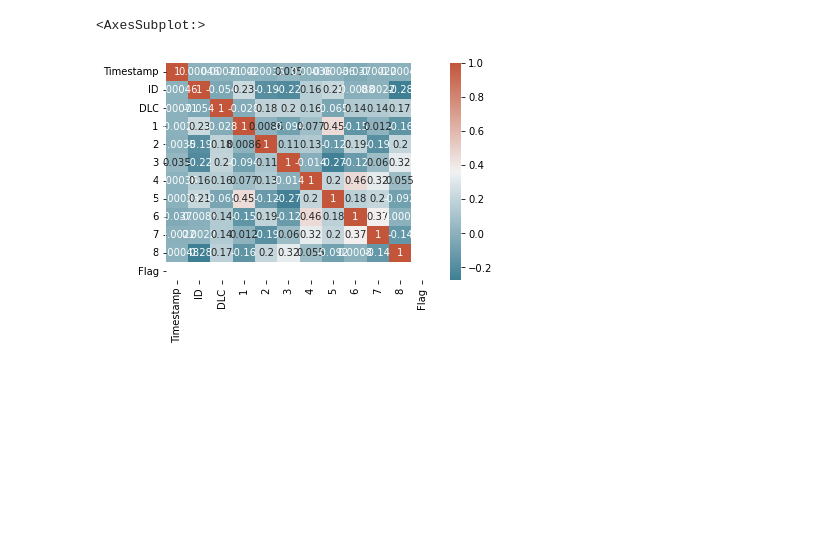
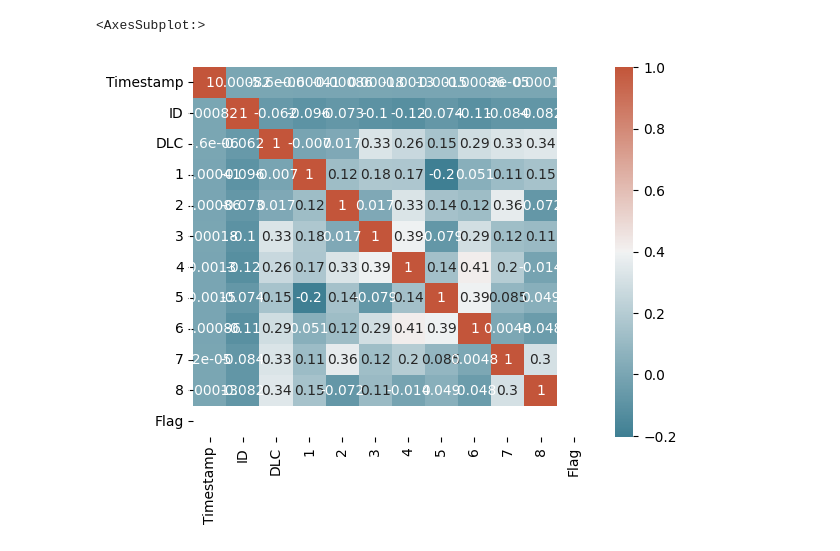
Before and after one commit to kkkarnav/ids, a Jupyter notebook: ids.ipynb, the cells around one changed output. Cells and saved outputs as stored; diff of their text form; code cells hidden in the pictures; blank space fills up the shorter version.

```diff
--- a/ids.ipynb
+++ b/ids.ipynb
@@ -27,7 +21,7 @@ import h5py
 # %%
 # Read dataset 1
-# Attack_free(1), DoS(0), Fuzzy(3), Impersonation(2)
-ref_directory = '../ids/CANintrusion/'
+# Attack_free, DoS, Fuzzy, Impersonation
+ref_directory = 'D:/code/ids/CANintrusion/'
 dataset1 = [pd.DataFrame(columns=["Timestamp", "ID", "DLC", "Data"]) for x in range(4)]
 for index, file in tqdm(enumerate([x for x in os.listdir(ref_directory) if x.endswith('.csv')])):
     dataset1[index] = pd.read_csv(ref_directory + file)
@@ -36,12 +30,6 @@ for index, file in tqdm(enumerate([x for x in os.listdir(ref_directory) if x.end
         dataset1[index][str(column+1)] = dataset1[index]['Data'].str[2*column:(2*column)+2]
     dataset1[index] = dataset1[index].drop(["Data"], axis=1)
     dataset1[index]["Flag"] = -1
-
-for x in range(4):
-    binlist = list()
-    for index in range(len(dataset1[x].index)):
-        bin = format(int(dataset1[x].at[index,'ID'],16), '0b')
-        binlist.append(bin)
-    dataset1[x]['binID'] = binlist
+    dataset1[index]["ID"] = dataset1[index]['ID'].apply(lambda x: format(int(x, 16), '0b').rjust(28, "0"))
 # %%
 pprint(dataset1[1].head(50))
@@ -98,17 +85,20 @@ for index, file in tqdm(enumerate([x for x in os.listdir(ref_directory) if x.end
             dataset2[index][str(column+1)] = dataset2[index]["Data"].str[2*column:(2*column)+2]
         dataset2[index] = dataset2[index].drop(["Data"], axis=1)
         dataset2[index]["Flag"] = -1
-        continue
+        dataset2[index]["ID"] = dataset2[index]['ID'].apply(lambda x: format(int(x, 16), '0b').rjust(28, "0"))
 
-    dataset2[index] = pd.read_csv(ref_directory + file, names=["Timestamp", "ID", "DLC", "1", "2", "3", "4", "5", "6", "7", "8", "Flag"])
-    condition = dataset2[index]['Flag'].isna()
-    for row_index, row in dataset2[index][condition].iterrows():
-        column = 0
-        for column in range(1, 9):
-            if type(dataset2[index].at[row_index, str(column)]) != str:
-                dataset2[index].at[row_index, "Flag"] = dataset2[index].at[row_index, str(column-1)]
-                dataset2[index].at[row_index, str(column-1)] = " "
-                break
+    else:
+        dataset2[index] = pd.read_csv(ref_directory + file, names=["Timestamp", "ID", "DLC", "1", "2", "3", "4", "5", "6", "7", "8", "Flag"])
+        condition = dataset2[index]['Flag'].isna()
+        for row_index, row in dataset2[index][condition].iterrows():
+            column = 0
+            for column in range(1, 9):
+                if type(dataset2[index].at[row_index, str(column)]) != str:
+                    dataset2[index].at[row_index, "Flag"] = dataset2[index].at[row_index, str(column-1)]
+                    dataset2[index].at[row_index, str(column-1)] = " "
+                    break
+        dataset2[index]["ID"] = dataset2[index]['ID'].apply(lambda x: format(int(x, 16), '0b').rjust(28, "0"))
+
     dataset2[index] = dataset2[index].fillna(" ")
 # %%
 pprint(dataset2[0].head())
@@ -115,6 +119,6 @@ pprint(dataset2[0].head())
 # %%
 # Convert dataset3 to csv
-ref_directory = '../ids/CANintrusion/'
+ref_directory = 'D:/code/ids/CANintrusion/'
 for file_path in os.listdir(ref_directory):
     if file_path.endswith('.txt'):
         with open(ref_directory + file_path, "r") as file:
@@ -135,7 +139,7 @@ for file_path in os.listdir(ref_directory):
 # %%
 # Read dataset 3
 # Attack_free, DoS, Fuzzy, Gear, RPM
-ref_directory = '../ids/Survival/'
+ref_directory = 'D:/code/ids/Survival/'
 dataset3 = [pd.DataFrame(columns=["Timestamp", "ID", "DLC", "Data"]) for x in range(12)]
 for index, file in tqdm(enumerate([x for x in os.listdir(ref_directory) if x.endswith('.txt')])): # dataset files are csv but mislabeled txt
 
@@ -147,11 +151,14 @@ for index, file in tqdm(enumerate([x for x in os.listdir(ref_directory) if x.end
         dataset3[index] = dataset3[index].drop(["Data"], axis=1).join(dataset3[index].Data.str.split(expand=True))
         dataset3[index].columns.values[3:11] = ["1", "2", "3", "4", "5", "6", "7", "8"]
         dataset3[index]["Flag"] = -1
+        dataset3[index]["ID"] = dataset3[index]['ID'].apply(lambda x: format(int(x, 16), '0b').rjust(28, "0"))
 
     elif "FreeDriving" in file and "SONATA" in file:
         dataset3[index]["Flag"] = -1
+        dataset3[index]["ID"] = dataset3[index]['ID'].apply(lambda x: format(int(x, 16), '0b').rjust(28, "0"))
 
     else:
+        dataset3[index]["ID"] = dataset3[index]['ID'].apply(lambda x: format(int(x, 16), '0b').rjust(28, "0"))
         condition = dataset3[index]['Flag'].isna()
         for row_index, row in dataset3[index][condition].iterrows():
             for column in range(1, 9):
@@ -190,9 +208,9 @@ for di, dataset in enumerate(datasets):
         datasets[di][dfi] = df
 dataset1, dataset2, dataset3 = datasets
 # %%
-corr = dataset1[2].corr()
+corr = dataset3[3].corr()
 sns.heatmap(corr, xticklabels=corr.columns, yticklabels=corr.columns, annot=True, cmap=sns.diverging_palette(220, 20, as_cmap=True))
 # %% [output]
 <AxesSubplot:>
-[figure, old version]
+[figure, new version]
 # %%
```
Also changed, not shown: parts of 29 cells of this notebook.
